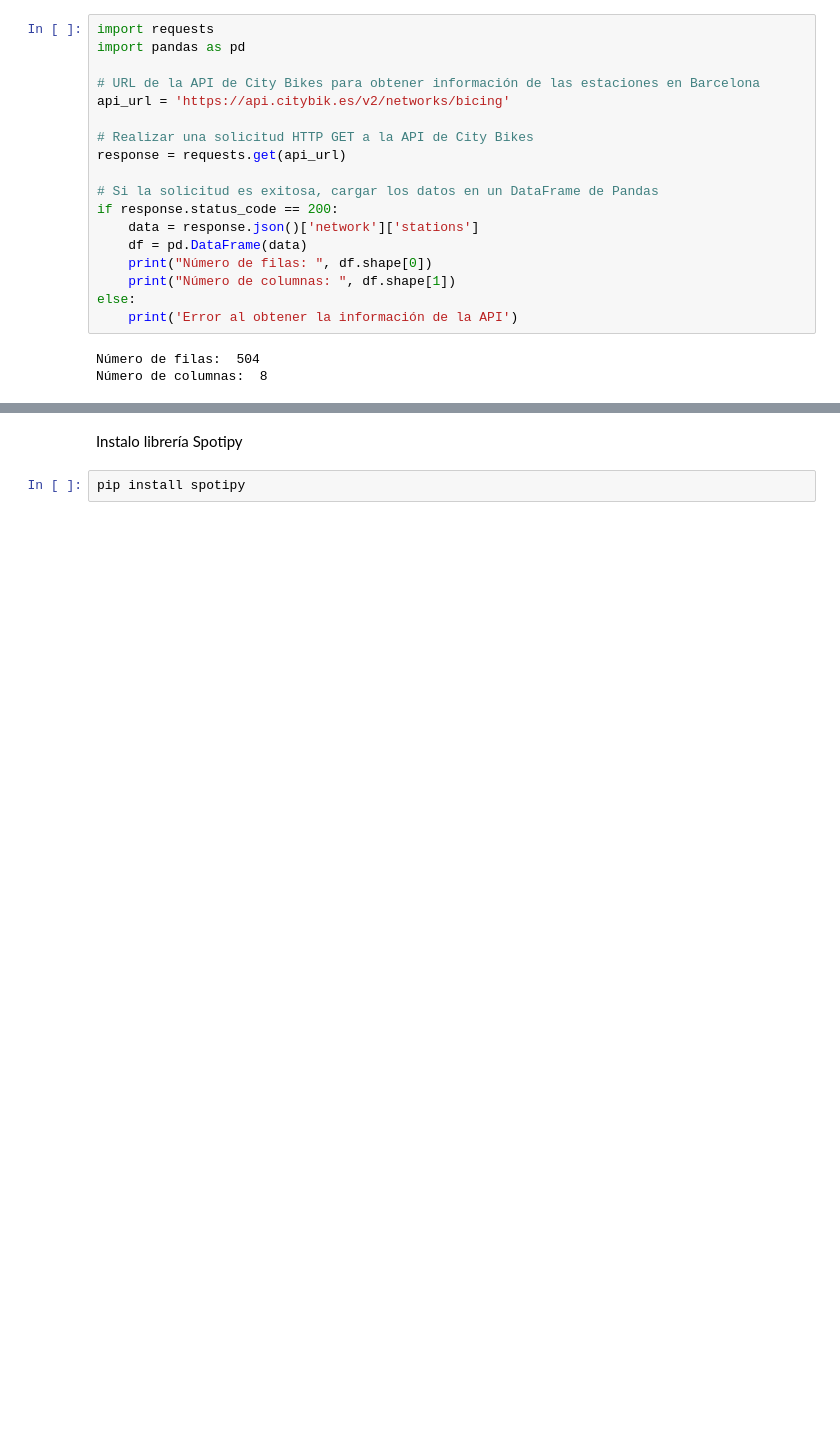
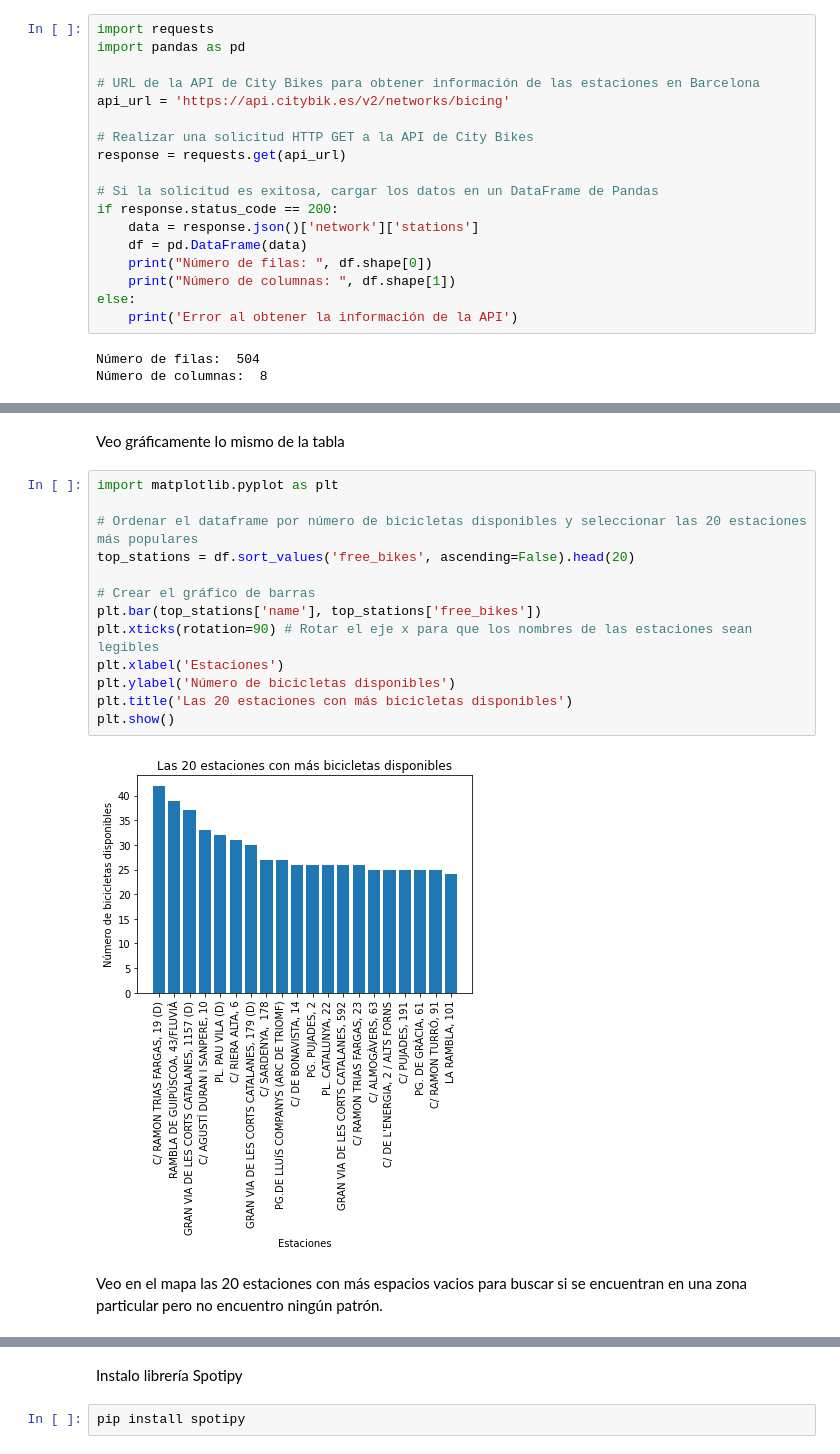
Before and after one commit to RODRIGORUBIO1991/PythonCode, a Jupyter notebook: API/API.ipynb, the cells around one changed output, grey strips where cells are left out. Drawn from its saved outputs; the diff is of its cells as text; blank space fills up the shorter version.

```diff
--- a/API/API.ipynb
+++ b/API/API.ipynb
@@ -204,0 +159,19 @@ Nombres de las columnas:  ['empty_slots', 'extra', 'free_bikes', 'id', 'latitude
+# %% [markdown]
+Veo gráficamente lo mismo de la tabla
+# %%
+import matplotlib.pyplot as plt
+
+# Ordenar el dataframe por número de bicicletas disponibles y seleccionar las 20 estaciones más populares
+top_stations = df.sort_values('free_bikes', ascending=False).head(20)
+
+# Crear el gráfico de barras
+plt.bar(top_stations['name'], top_stations['free_bikes'])
+plt.xticks(rotation=90) # Rotar el eje x para que los nombres de las estaciones sean legibles
+plt.xlabel('Estaciones')
+plt.ylabel('Número de bicicletas disponibles')
+plt.title('Las 20 estaciones con más bicicletas disponibles')
+plt.show()
+# %% [output]
+[figure, added]
+# %% [markdown]
+Veo en el mapa las 20 estaciones con más espacios vacios para buscar si se encuentran en una zona particular pero no encuentro ningún patrón.
```
Also changed, not shown: parts of 37 cells of this notebook.
